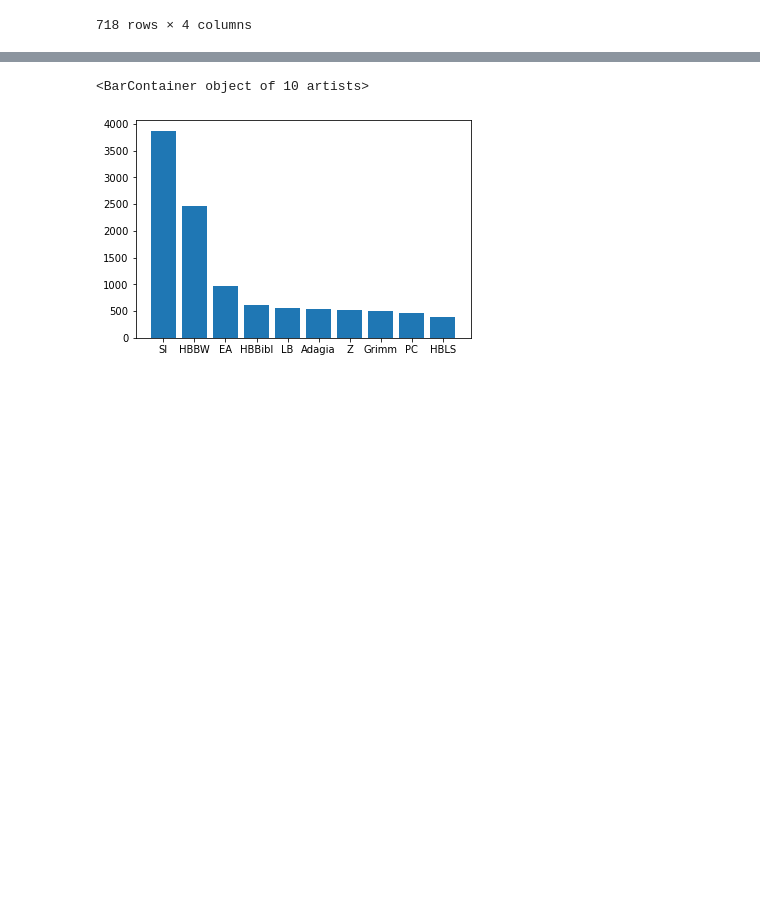
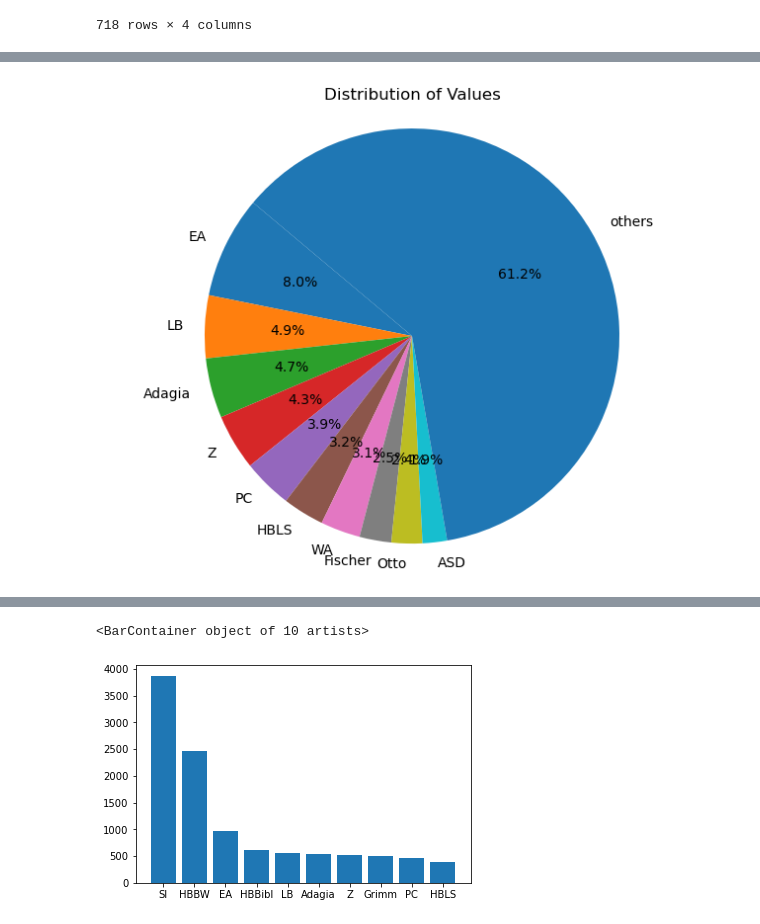
Before and after one commit to Boffl/BullingerDigitalLMFootnotes, a Jupyter notebook: lit_stats.ipynb, the cells around one changed output, grey strips where cells are left out. Drawn from its saved outputs; the diff is of its cells as text; code cells hidden in the pictures; blank space fills up the shorter version.

```diff
--- a/lit_stats.ipynb
+++ b/lit_stats.ipynb
@@ -31,3 +58,5 @@ footnote_df.head()
+# %%
+footnote_df = footnote_df[footnote_df.label == "misc"]
 # %%
 from collections import defaultdict, Counter
 from html import unescape  # from xml.sax.saxutils import unescape ->> does not work properly... :/
@@ -55,0 +95,6 @@ most_common_lit
+# %%
+from bullinger_plots import pie
+lit_counter = Counter(lit_counter)
+pie(lit_counter, 0.4)
+# %% [output]
+[figure, added]
```
Also changed, not shown: parts of 8 cells of this notebook, 1 other file.
